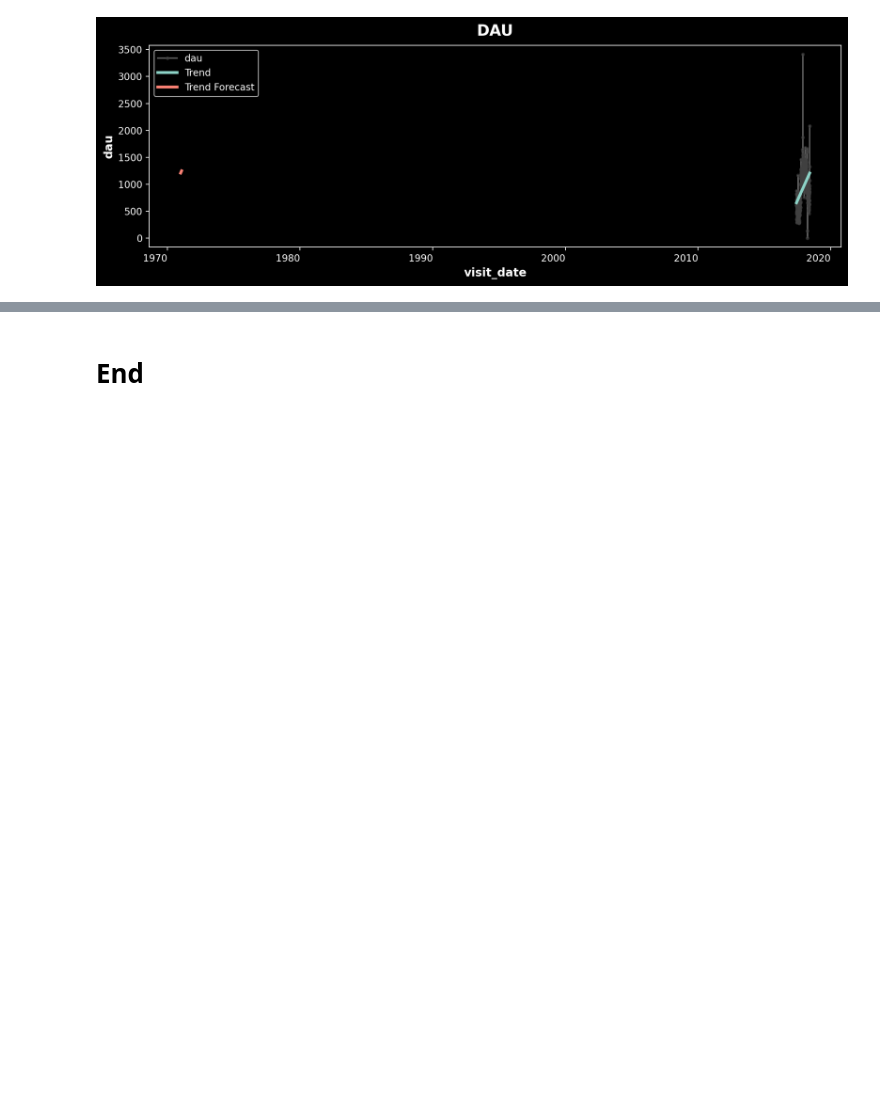
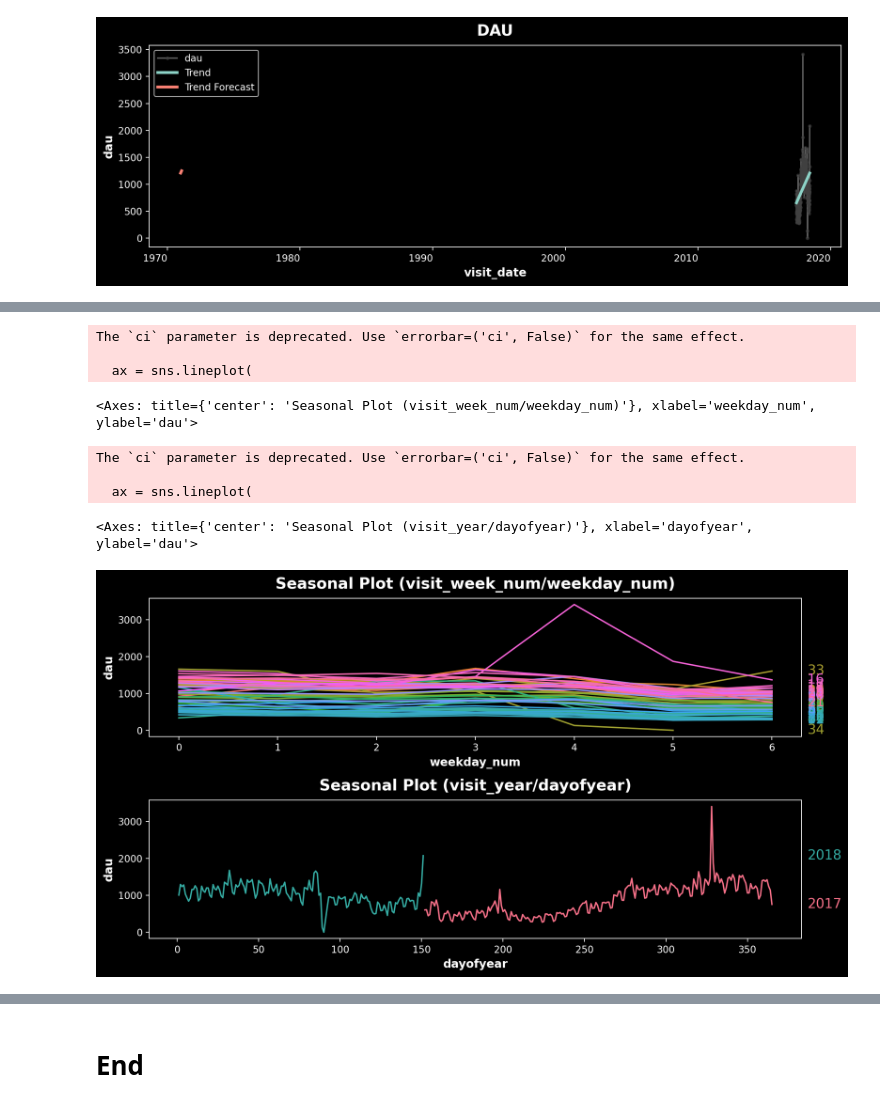
Before and after one commit to alona808/analysis_eCommerce_afisha_app, a Jupyter notebook: time_series_analysis.ipynb, the cells around one changed output, grey strips where cells are left out. Drawn from its saved outputs; the diff is of its cells as text; code cells hidden in the pictures; blank space fills up the shorter version.

```diff
--- a/time_series_analysis.ipynb
+++ b/time_series_analysis.ipynb
@@ -466,0 +480,7 @@ ax.legend()
+# %%
+df_dau_season = df_users_daily[['visit_date', 'dau', 'weekday_num', 'visit_week_num', 'visit_year']].set_index('visit_date')
+# df_dau_season.index = df_dau_season.index.to_datetime()
+# %%
+X = df_dau_season.copy()
+X['dayofyear'] = X.index.dayofyear
+X.head()
@@ -466,0 +495,3 @@ ax.legend()
+# %%
+X = X.reindex(columns=['dau', 'weekday_num', 'visit_week_num', 'dayofyear', 'visit_year'])
+X.head()
@@ -466,0 +506,14 @@ ax.legend()
+# %%
+fig, (ax0, ax1) = plt.subplots(2, 1, figsize =(11, 6))
+ht.seasonal_plot(X, y='dau', period='visit_week_num', freq='weekday_num', ax=ax0)
+ht.seasonal_plot(X, y='dau', period='visit_year', freq='dayofyear', ax=ax1)
+# %% [output]
+The `ci` parameter is deprecated. Use `errorbar=('ci', False)` for the same effect.
+
+  ax = sns.lineplot(
+<Axes: title={'center': 'Seasonal Plot (visit_week_num/weekday_num)'}, xlabel='weekday_num', ylabel='dau'>
+The `ci` parameter is deprecated. Use `errorbar=('ci', False)` for the same effect.
+
+  ax = sns.lineplot(
+<Axes: title={'center': 'Seasonal Plot (visit_year/dayofyear)'}, xlabel='dayofyear', ylabel='dau'>
+[figure, added]
```
Also changed, not shown: parts of 13 cells of this notebook, 1 other file.
